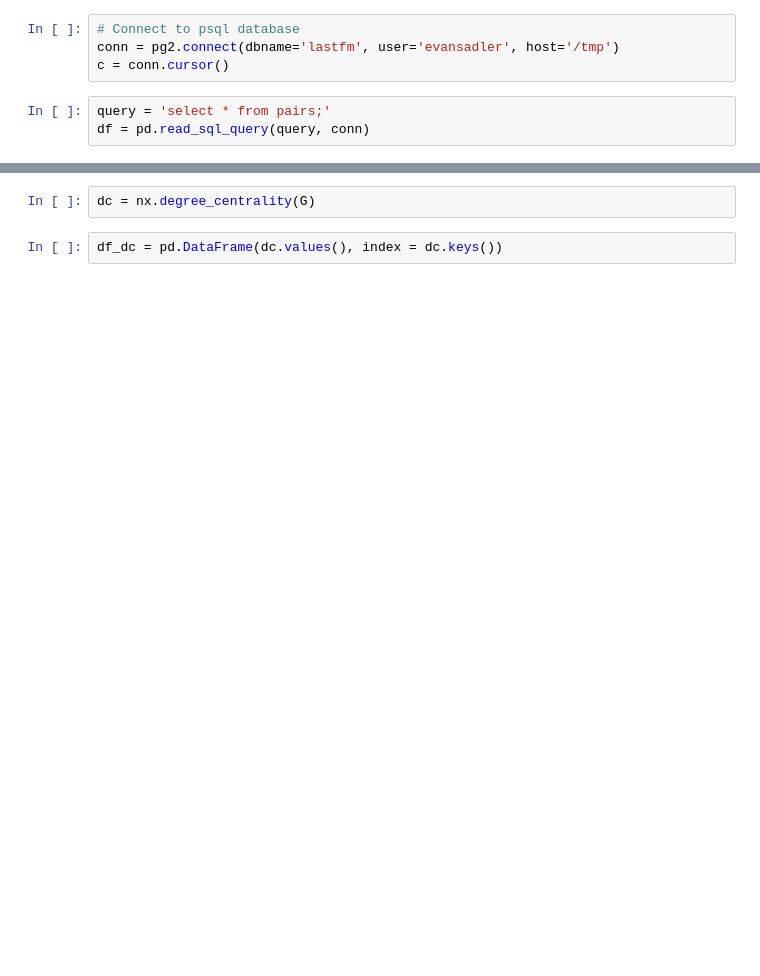
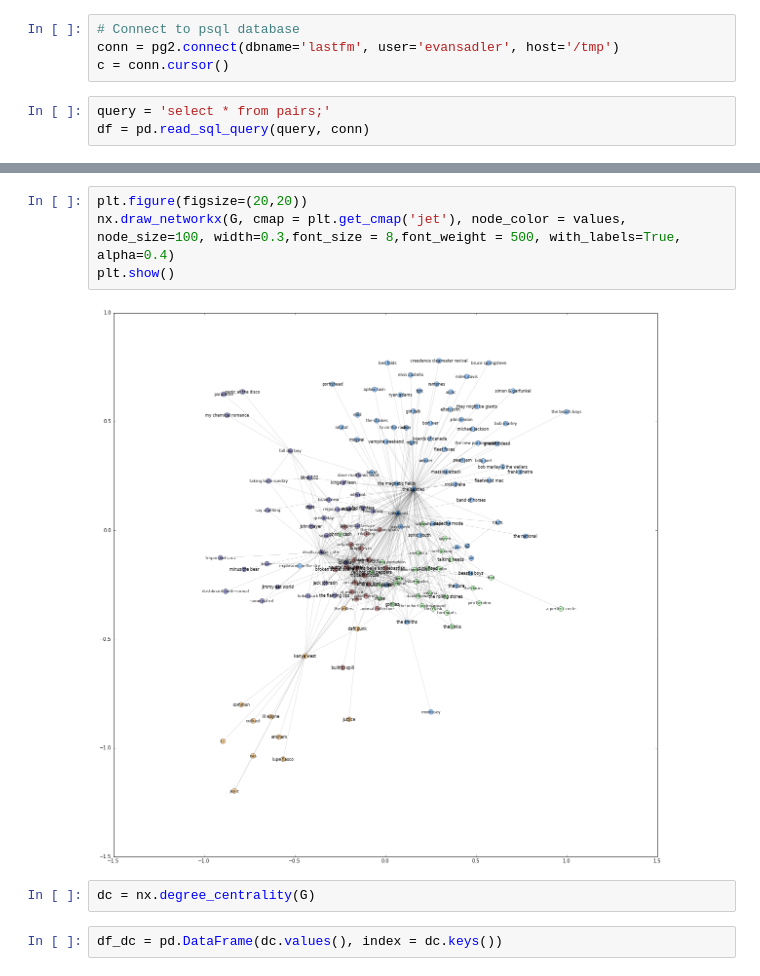
Before and after one commit to easadler/music_recommender, a Jupyter notebook: graphs.ipynb, the cells around one changed output, grey strips where cells are left out. Drawn from its saved outputs; the diff is of its cells as text; blank space fills up the shorter version.

```diff
--- a/graphs.ipynb
+++ b/graphs.ipynb
@@ -45,3 +92,9 @@ plt.show()
+# %%
+plt.figure(figsize=(20,20))
+nx.draw_networkx(G, cmap = plt.get_cmap('jet'), node_color = values, node_size=100, width=0.3,font_size = 8,font_weight = 500, with_labels=True, alpha=0.4)
+plt.show()
+# %% [output]
+[figure, added]
 # %%
 dc = nx.degree_centrality(G)
 # %%
```
Also changed, not shown: parts of 27 cells of this notebook, 3 other files.
